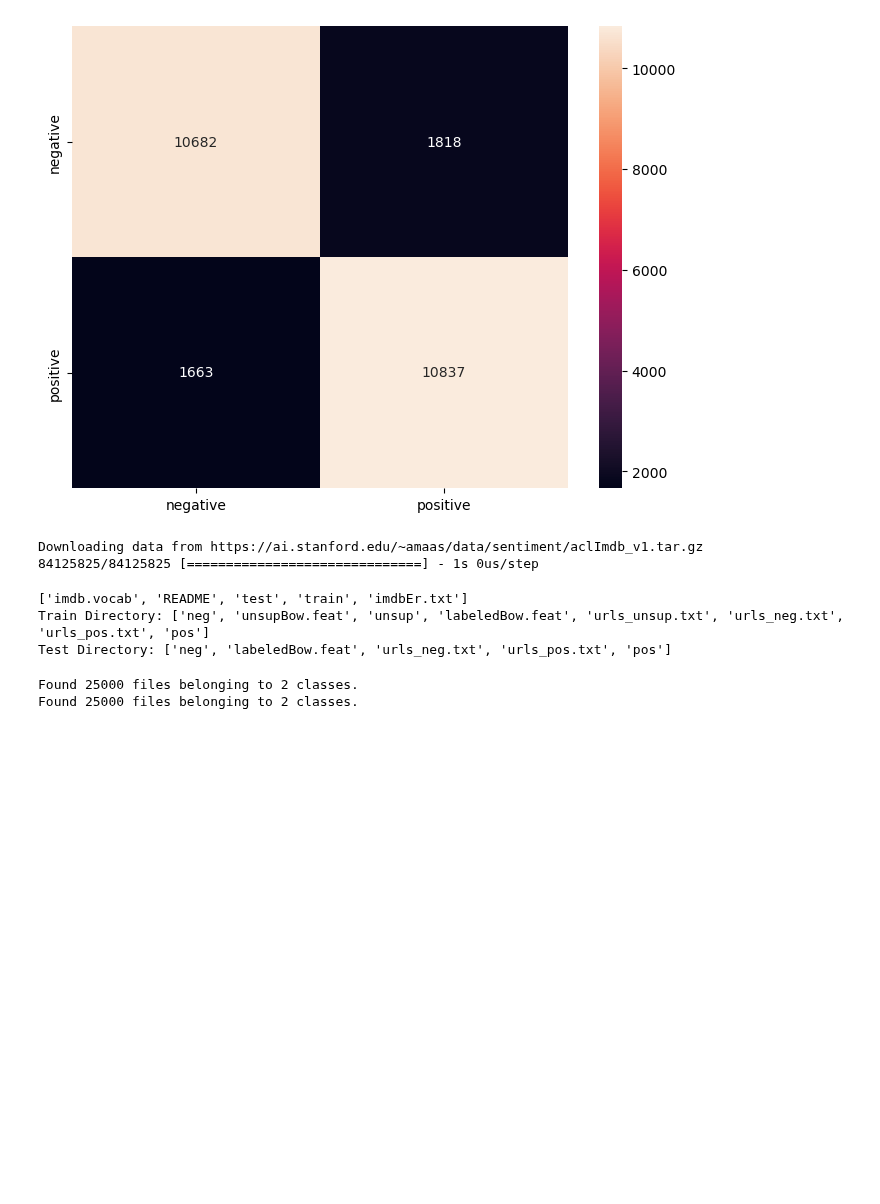
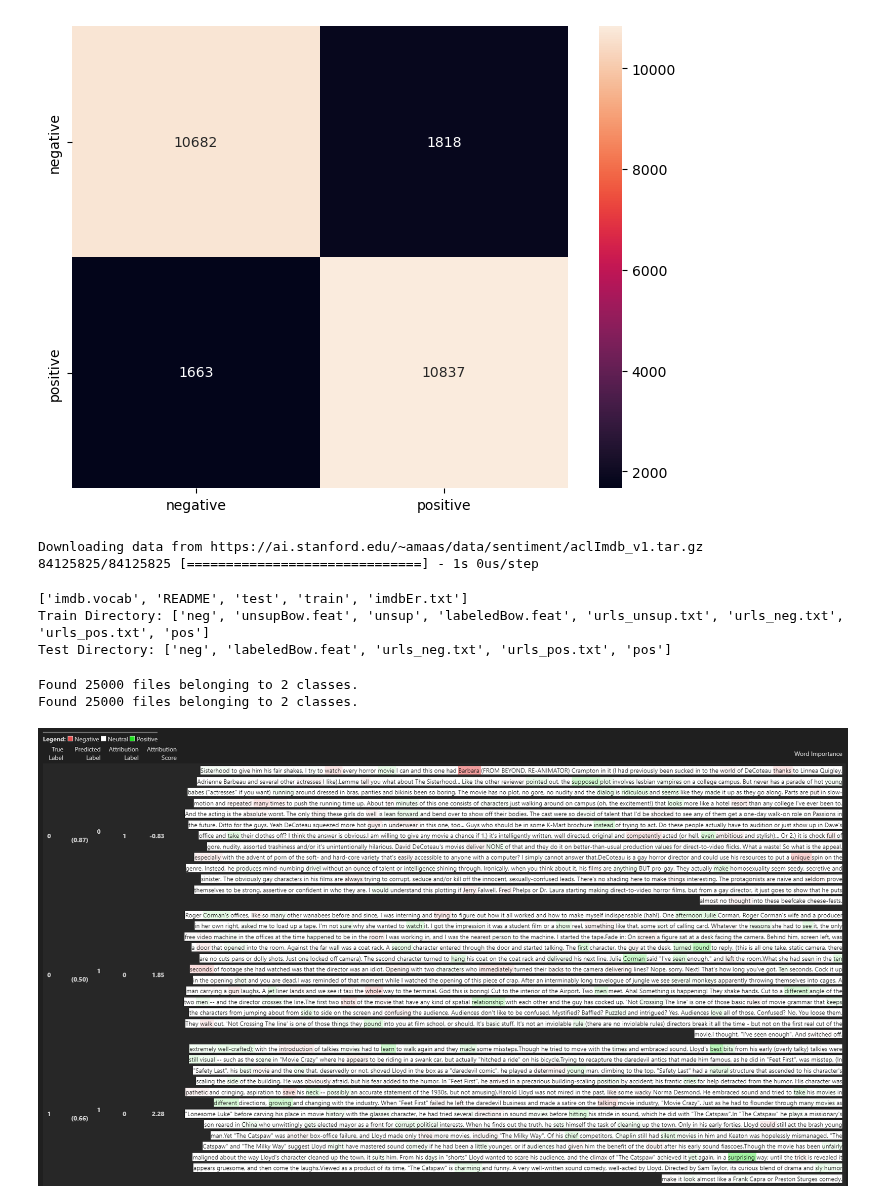
Before and after one commit to kal6868/study, a Jupyter notebook: XAI/Transformer_XAI.ipynb, the cells around one changed output. Cells and saved outputs as stored; diff of their text form; code cells hidden in the pictures; blank space fills up the shorter version.

```diff
--- a/XAI/Transformer_XAI.ipynb
+++ b/XAI/Transformer_XAI.ipynb
@@ -603,3 +603,7 @@ for raw_text, answer in test_raw_batch:
     attribution_ig, delta, prob, pred = interpret_sentence(model, tokenizer, raw_text, device)
     viz = mk_visualizer(attribution_ig, delta, prob, pred, answer, raw_text)
     viz_data.append(viz)
+# %%
+Image('./example.PNG')
+# %% [output]
+[figure, added]
```
